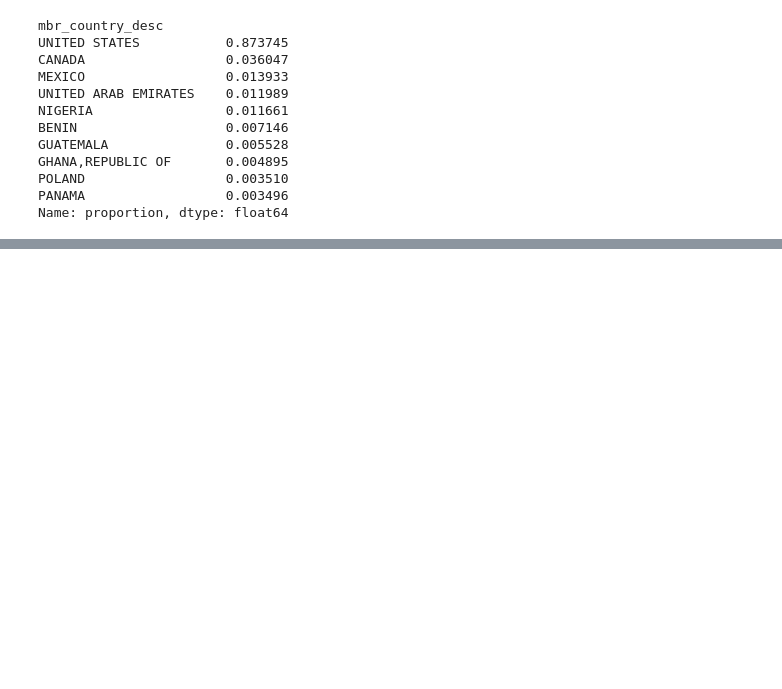
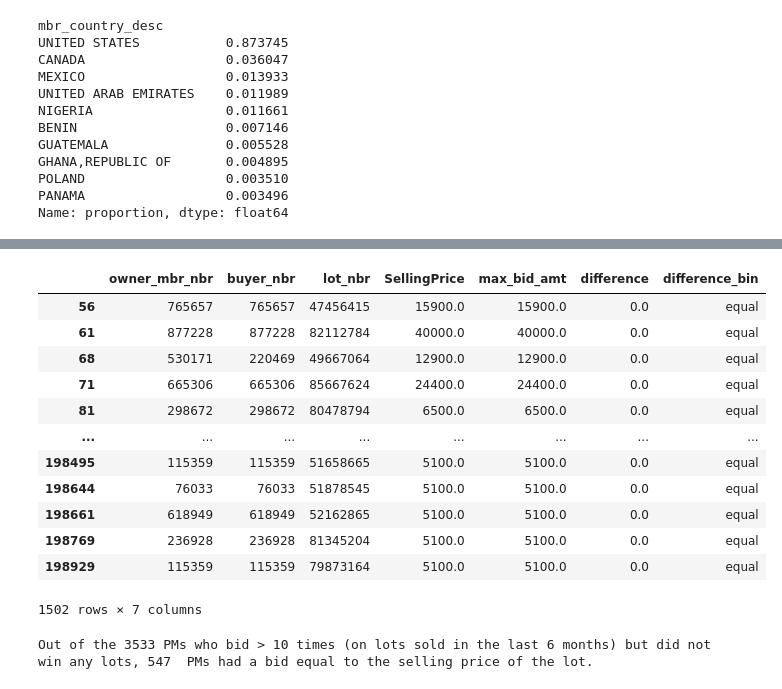
Before and after one commit to srijan-deo/Churn-Premier-Members, a Jupyter notebook: Premier-Behavior-Patterns.ipynb, the cells around one changed output, grey strips where cells are left out. Cells and saved outputs as stored; diff of their text form; code cells hidden in the pictures; blank space fills up the shorter version.

```diff
--- a/Premier-Behavior-Patterns.ipynb
+++ b/Premier-Behavior-Patterns.ipynb
@@ -878,0 +1080,3 @@ Name: proportion, dtype: float64
+# %%
+equal_to_zero = data_PMs_lots_bid_no_win_6months_maxbid_sp_greater_than_10bids[data_PMs_lots_bid_no_win_6months_maxbid_sp_greater_than_10bids['difference_bin']=='equal']
+equal_to_zero.groupby('owner_mbr_nbr')['lot_nbr'].nunique().sort_values(ascending=False)
@@ -878,0 +1097,20 @@ Name: proportion, dtype: float64
+# %%
+equal_to_zero
+# %% [output]
+|  | owner_mbr_nbr | buyer_nbr | lot_nbr | SellingPrice | max_bid_amt | difference | difference_bin |
+| 56 | 765657 | 765657 | 47456415 | 15900.0 | 15900.0 | 0.0 | equal |
+| 61 | 877228 | 877228 | 82112784 | 40000.0 | 40000.0 | 0.0 | equal |
+| 68 | 530171 | 220469 | 49667064 | 12900.0 | 12900.0 | 0.0 | equal |
+| 71 | 665306 | 665306 | 85667624 | 24400.0 | 24400.0 | 0.0 | equal |
+| 81 | 298672 | 298672 | 80478794 | 6500.0 | 6500.0 | 0.0 | equal |
+| ... | ... | ... | ... | ... | ... | ... | ... |
+| 198495 | 115359 | 115359 | 51658665 | 5100.0 | 5100.0 | 0.0 | equal |
+| 198644 | 76033 | 76033 | 51878545 | 5100.0 | 5100.0 | 0.0 | equal |
+| 198661 | 618949 | 618949 | 52162865 | 5100.0 | 5100.0 | 0.0 | equal |
+| 198769 | 236928 | 236928 | 81345204 | 5100.0 | 5100.0 | 0.0 | equal |
+| 198929 | 115359 | 115359 | 79873164 | 5100.0 | 5100.0 | 0.0 | equal |
+1502 rows × 7 columns
+# %%
+print("Out of the 3533 PMs who bid > 10 times (on lots sold in the last 6 months) but did not win any lots,", equal_to_zero['owner_mbr_nbr'].nunique()," PMs had a bid equal to the selling price of the lot.")
+# %% [output]
+Out of the 3533 PMs who bid > 10 times (on lots sold in the last 6 months) but did not win any lots, 547  PMs had a bid equal to the selling price of the lot.
```
Also changed, not shown: parts of 28 cells of this notebook.
